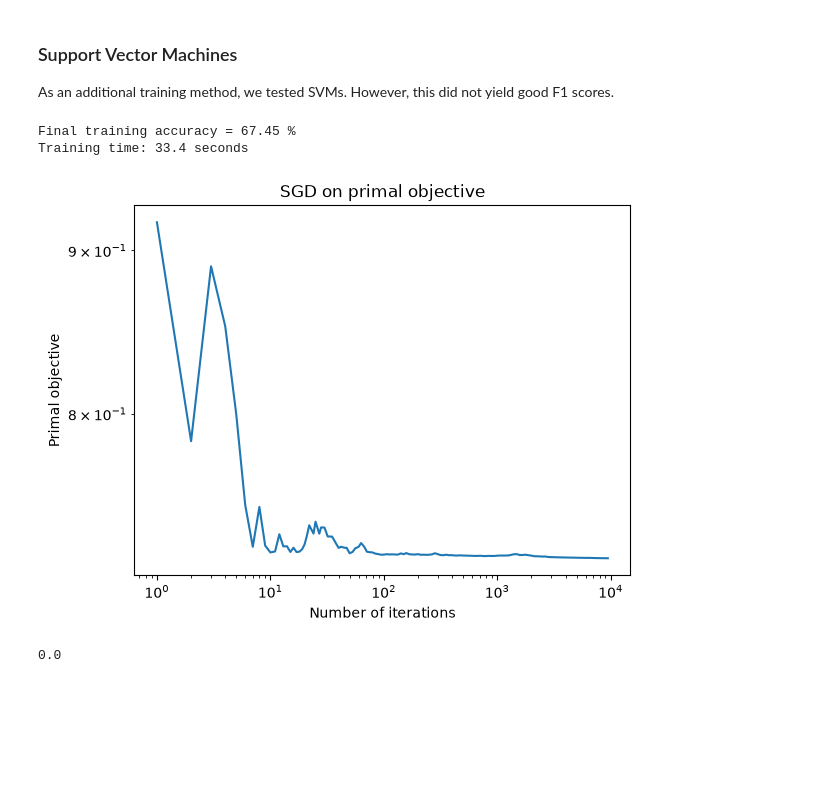
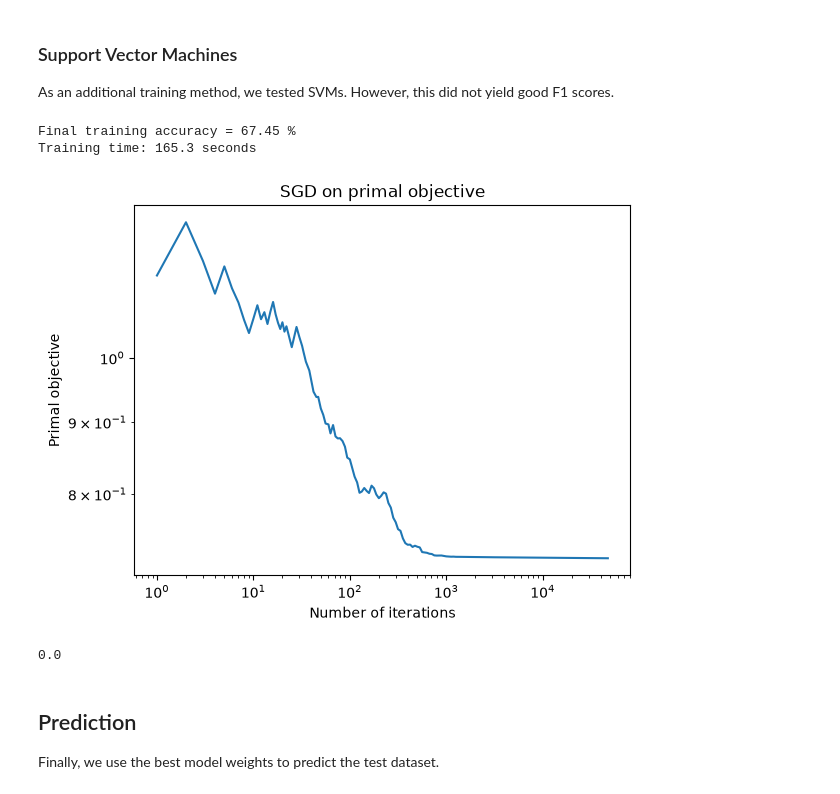
Before and after one commit to floribau/ml-project1, a Jupyter notebook: run.ipynb, the cells around one changed output. Saved outputs shown, nothing was run; the diff lists cells and outputs as text; code cells hidden in the pictures; blank space fills up the shorter version.

```diff
--- a/run.ipynb
+++ b/run.ipynb
@@ -796,11 +799,11 @@ create_csv_submission(test_ids, y_pred=predict_submission, name="test.csv")
 
 As an additional training method, we tested SVMs. However, this did not yield good F1 scores.
 # %%
-losses, w = sgd_for_svm_demo(y_train, tx_train, 10000)
+losses, w = sgd_for_svm_demo(y_train, tx_train, 50_000)
 # %% [output]
 Final training accuracy = 67.45 %
-Training time: 33.4 seconds
+Training time: 165.3 seconds
-[figure, old version]
+[figure, new version]
 # %%
 predict = tx_val @ w
 predict[predict >= 0] = 1
@@ -808,3 +811,7 @@ predict[predict < 0] = -1
 print(f1_score(y_val, predict, pos_label=1))
 # %% [output]
 0.0
+# %% [markdown]
+## Prediction
+
+Finally, we use the best model weights to predict the test dataset.
```
Also changed, not shown: parts of 8 cells of this notebook, 1 other file.
